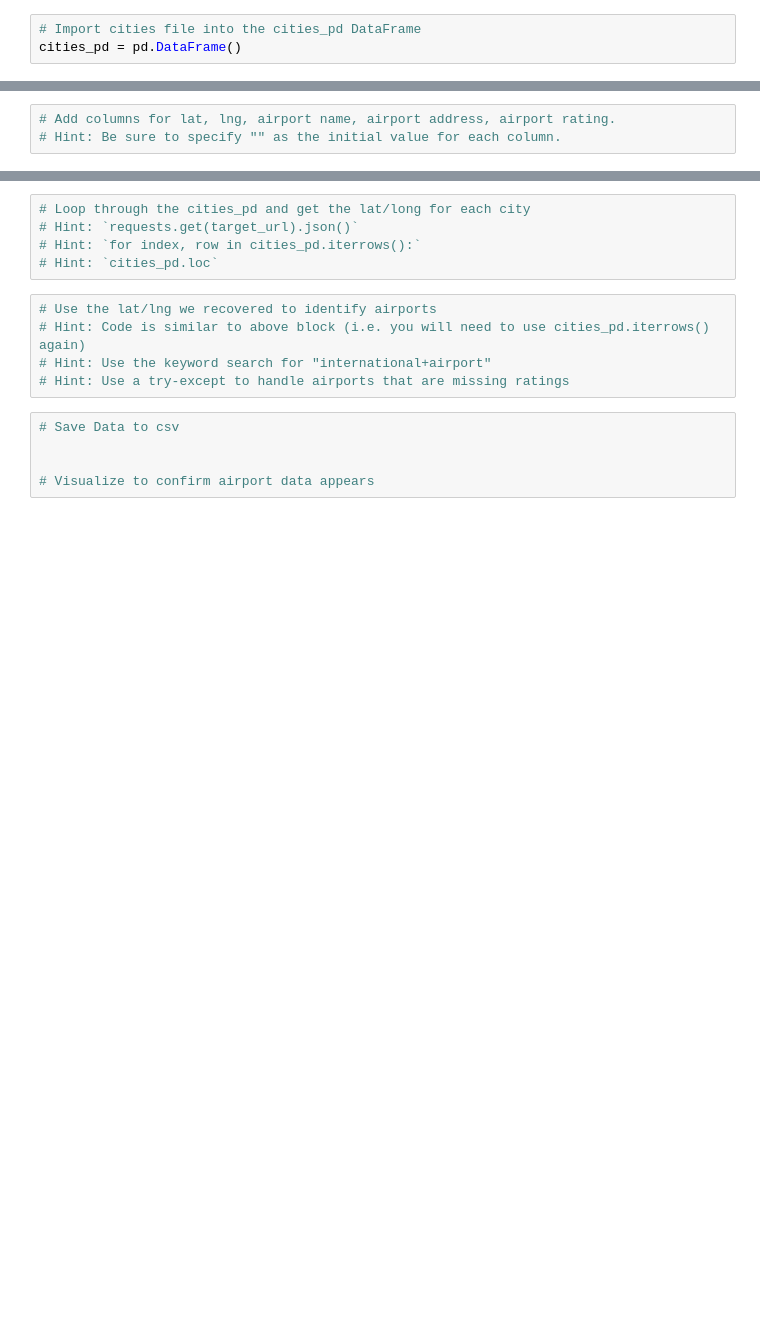
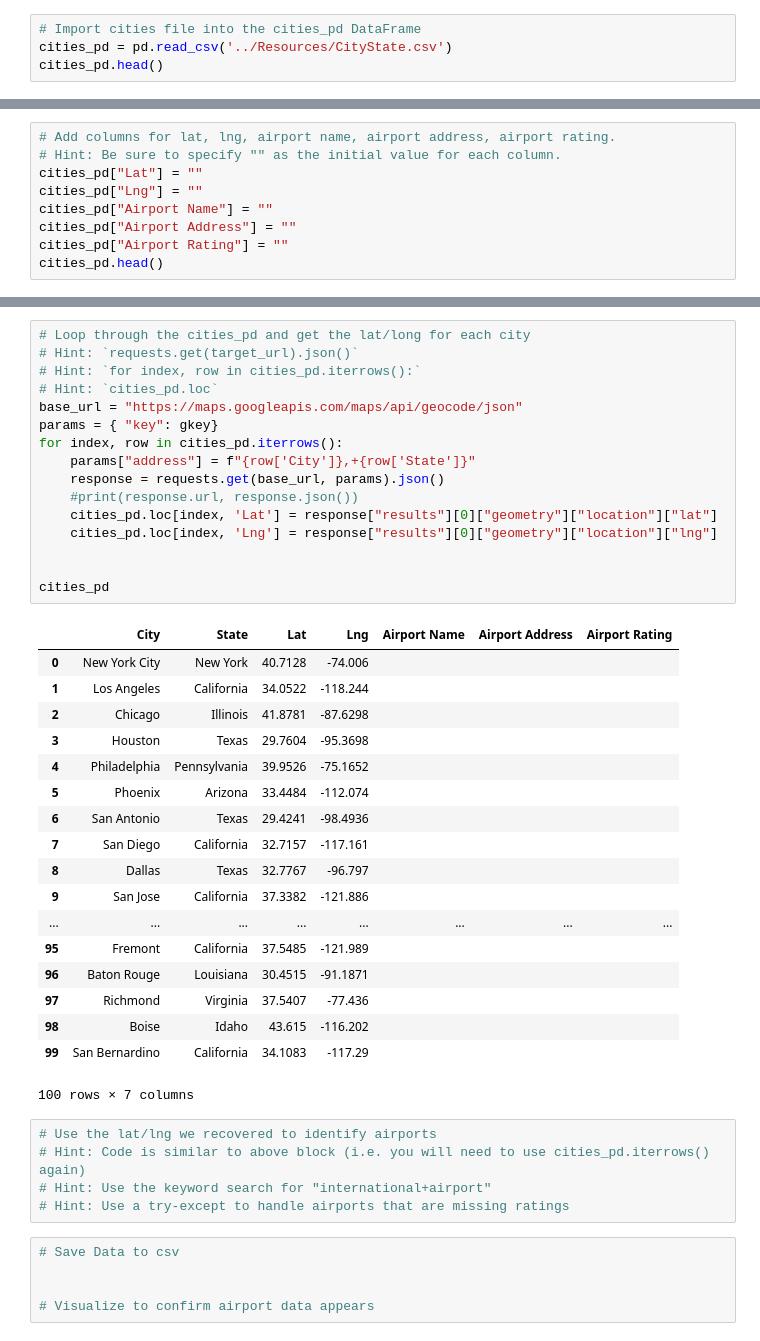
Before and after one commit to roth424/Useful-Repository, a Jupyter notebook: Day018-06-Python-APIs-3/018-05 - STU - Airport_Ratings.ipynb, the cells around one changed output, grey strips where cells are left out. Saved outputs shown, nothing was run; the diff lists cells and outputs as text; blank space fills up the shorter version.

```diff
--- a/Day018-06-Python-APIs-3/018-05 - STU - Airport_Ratings.ipynb
+++ b/Day018-06-Python-APIs-3/018-05 - STU - Airport_Ratings.ipynb
@@ -9,3 +10,4 @@ import json
 # %%
 # Import cities file into the cities_pd DataFrame
-cities_pd = pd.DataFrame()
+cities_pd = pd.read_csv('../Resources/CityState.csv')
+cities_pd.head()
@@ -12,3 +21,9 @@ cities_pd = pd.DataFrame()
 # %%
 # Add columns for lat, lng, airport name, airport address, airport rating.
 # Hint: Be sure to specify "" as the initial value for each column.
+cities_pd["Lat"] = ""
+cities_pd["Lng"] = ""
+cities_pd["Airport Name"] = ""
+cities_pd["Airport Address"] = ""
+cities_pd["Airport Rating"] = ""
+cities_pd.head()
@@ -15,8 +37,38 @@ cities_pd = pd.DataFrame()
 # %%
 # Loop through the cities_pd and get the lat/long for each city
 # Hint: `requests.get(target_url).json()`
 # Hint: `for index, row in cities_pd.iterrows():`
 # Hint: `cities_pd.loc`
+base_url = "https://maps.googleapis.com/maps/api/geocode/json"
+params = { "key": gkey}
+for index, row in cities_pd.iterrows():
+    params["address"] = f"{row['City']},+{row['State']}"
+    response = requests.get(base_url, params).json()
+    #print(response.url, response.json())
+    cities_pd.loc[index, 'Lat'] = response["results"][0]["geometry"]["location"]["lat"]
+    cities_pd.loc[index, 'Lng'] = response["results"][0]["geometry"]["location"]["lng"]
+
+
+cities_pd
+# %% [output]
+|  | City | State | Lat | Lng | Airport Name | Airport Address | Airport Rating |
+| 0 | New York City | New York | 40.7128 | -74.006 |  |  |  |
+| 1 | Los Angeles | California | 34.0522 | -118.244 |  |  |  |
+| 2 | Chicago | Illinois | 41.8781 | -87.6298 |  |  |  |
+| 3 | Houston | Texas | 29.7604 | -95.3698 |  |  |  |
+| 4 | Philadelphia | Pennsylvania | 39.9526 | -75.1652 |  |  |  |
+| 5 | Phoenix | Arizona | 33.4484 | -112.074 |  |  |  |
+| 6 | San Antonio | Texas | 29.4241 | -98.4936 |  |  |  |
+| 7 | San Diego | California | 32.7157 | -117.161 |  |  |  |
+| 8 | Dallas | Texas | 32.7767 | -96.797 |  |  |  |
+| 9 | San Jose | California | 37.3382 | -121.886 |  |  |  |
+| ... | ... | ... | ... | ... | ... | ... | ... |
+| 95 | Fremont | California | 37.5485 | -121.989 |  |  |  |
+| 96 | Baton Rouge | Louisiana | 30.4515 | -91.1871 |  |  |  |
+| 97 | Richmond | Virginia | 37.5407 | -77.436 |  |  |  |
+| 98 | Boise | Idaho | 43.615 | -116.202 |  |  |  |
+| 99 | San Bernardino | California | 34.1083 | -117.29 |  |  |  |
+100 rows × 7 columns
 # %%
 # Use the lat/lng we recovered to identify airports
 # Hint: Code is similar to above block (i.e. you will need to use cities_pd.iterrows() again)
```
Also changed, not shown: parts of 3 cells of this notebook, 16 other files.
